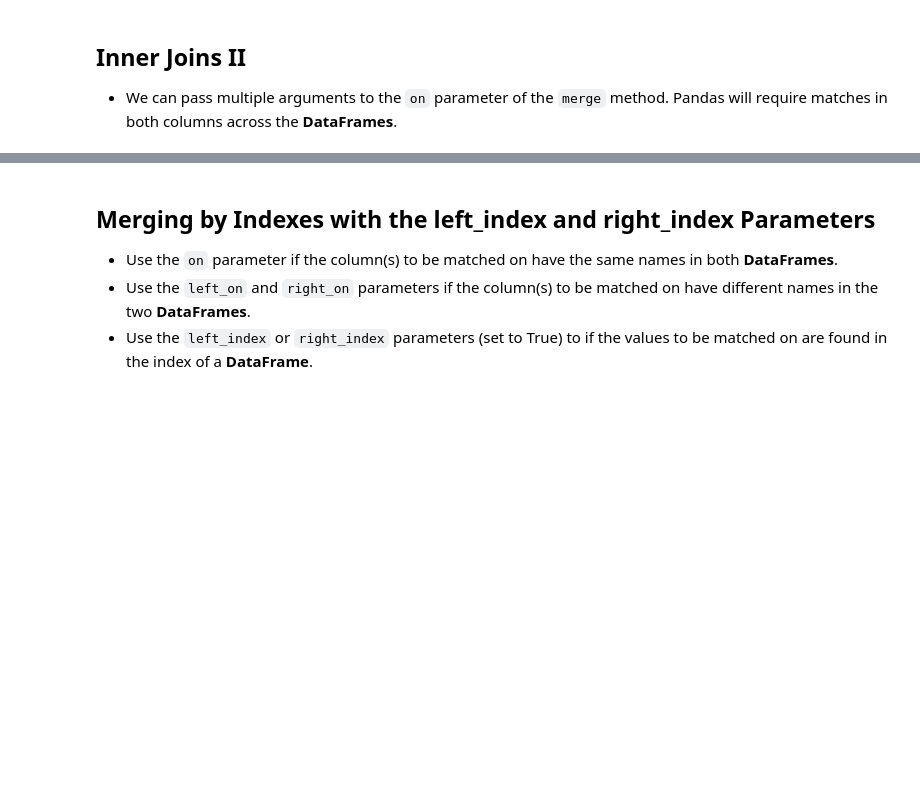
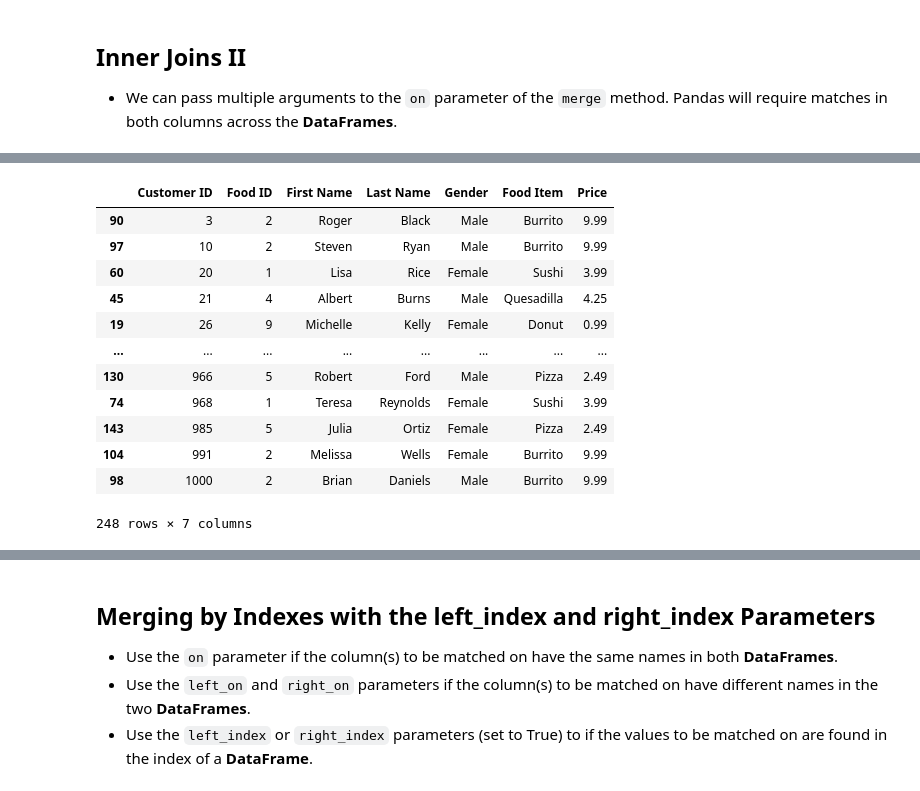
Before and after one commit to Lucas01iveira/Data-Engineering, a Jupyter notebook: Data Analysis with Pandas and Python/materials/pandas/Incomplete/10 - Merging DataFrames.ipynb, the cells around one changed output, grey strips where cells are left out. Drawn from its saved outputs; the diff is of its cells as text; code cells hidden in the pictures; blank space fills up the shorter version.

Commit message:
some merge review exercises

```diff
--- a/Data Analysis with Pandas and Python/materials/pandas/Incomplete/10 - Merging DataFrames.ipynb
+++ b/Data Analysis with Pandas and Python/materials/pandas/Incomplete/10 - Merging DataFrames.ipynb
@@ -218,0 +226,6 @@ week2.merge(customers, how='left', left_on='Customer ID', right_on='ID').drop(co
+# %%
+import pandas as pd
+foods= pd.read_csv('restaurant_foods.csv')
+customers= pd.read_csv('restaurant_customers.csv')
+week1= pd.read_csv('restaurant_week_1_sales.csv')
+week2= pd.read_csv('restaurant_week_2_sales.csv')
@@ -218,0 +250,24 @@ week2.merge(customers, how='left', left_on='Customer ID', right_on='ID').drop(co
+# %%
+#1) Merge the Customers dataframe with Week1 using an inner join to find the customer details for all customers who made purchases in Week 1. Extract only the following columns from the resulting dataframe: First Name, Last Name, Gender, and Food ID.
+
+week1\
+    .merge(customers, how= 'inner', left_on= 'Customer ID', right_on= 'ID')\
+    .merge(foods, how= 'inner', on= 'Food ID')\
+    .drop(columns=['ID'])\
+    .loc[ :, ['Customer ID', 'Food ID', 'First Name', 'Last Name', 'Gender', 'Food Item', 'Price']]\
+    .drop_duplicates()\
+    .sort_values(by= ['Customer ID', 'Food ID'], ascending= [True, True])
+# %% [output]
+|  | Customer ID | Food ID | First Name | Last Name | Gender | Food Item | Price |
+| 90 | 3 | 2 | Roger | Black | Male | Burrito | 9.99 |
+| 97 | 10 | 2 | Steven | Ryan | Male | Burrito | 9.99 |
+| 60 | 20 | 1 | Lisa | Rice | Female | Sushi | 3.99 |
+| 45 | 21 | 4 | Albert | Burns | Male | Quesadilla | 4.25 |
+| 19 | 26 | 9 | Michelle | Kelly | Female | Donut | 0.99 |
+| ... | ... | ... | ... | ... | ... | ... | ... |
+| 130 | 966 | 5 | Robert | Ford | Male | Pizza | 2.49 |
+| 74 | 968 | 1 | Teresa | Reynolds | Female | Sushi | 3.99 |
+| 143 | 985 | 5 | Julia | Ortiz | Female | Pizza | 2.49 |
+| 104 | 991 | 2 | Melissa | Wells | Female | Burrito | 9.99 |
+| 98 | 1000 | 2 | Brian | Daniels | Male | Burrito | 9.99 |
+248 rows × 7 columns
```
Also changed, not shown: parts of 12 cells of this notebook, 2 other files.
